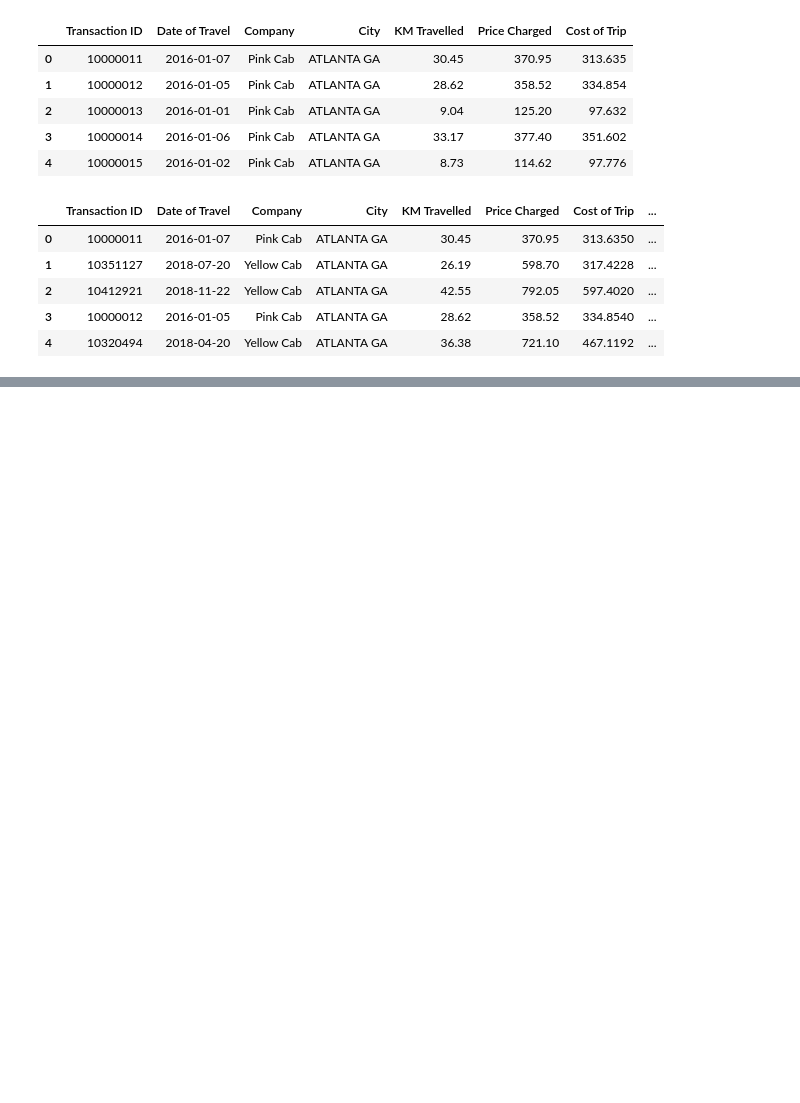
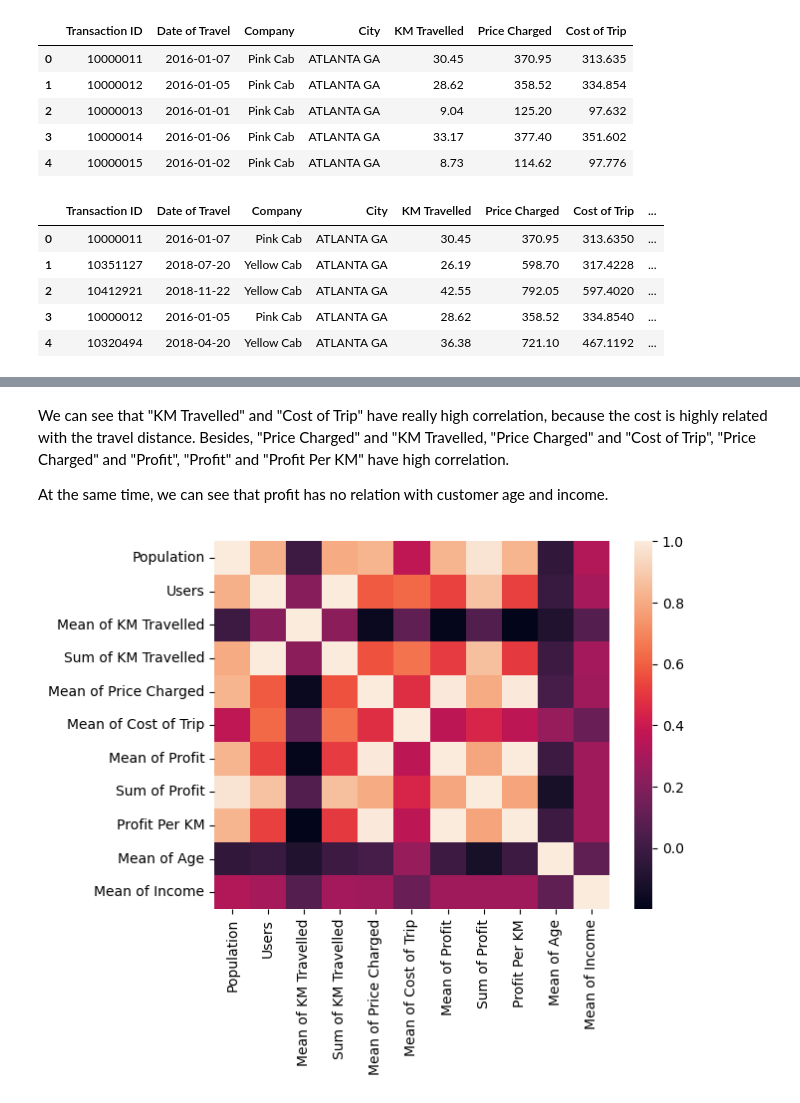
Before and after one commit to HikariXuXu/DataScienceIntern-DataGlacier, a Jupyter notebook: Week 2/G2M.ipynb, the cells around one changed output, grey strips where cells are left out. Drawn from its saved outputs; the diff is of its cells as text; code cells hidden in the pictures; blank space fills up the shorter version.

```diff
--- a/Week 2/G2M.ipynb
+++ b/Week 2/G2M.ipynb
@@ -181,0 +188,4 @@ company_df = pd.DataFrame({'Company': [1, 1, 2, 2]})
+# %%
+# Delete row 14
+city_df.drop(14, axis = 0, inplace=True)
+city_df
@@ -181,0 +233,8 @@ company_df = pd.DataFrame({'Company': [1, 1, 2, 2]})
+# %% [markdown]
+We can see that "KM Travelled" and "Cost of Trip" have really high correlation, because the cost is highly related with the travel distance. Besides, "Price Charged" and "KM Travelled, "Price Charged" and "Cost of Trip", "Price Charged" and "Profit", "Profit" and "Profit Per KM" have high correlation.
+
+At the same time, we can see that profit has no relation with customer age and income.
+# %%
+sns.heatmap(city_df.drop(["City"], axis = 1).corr());
+# %% [output]
+[figure, added]
```
Also changed, not shown: parts of 23 cells of this notebook.
